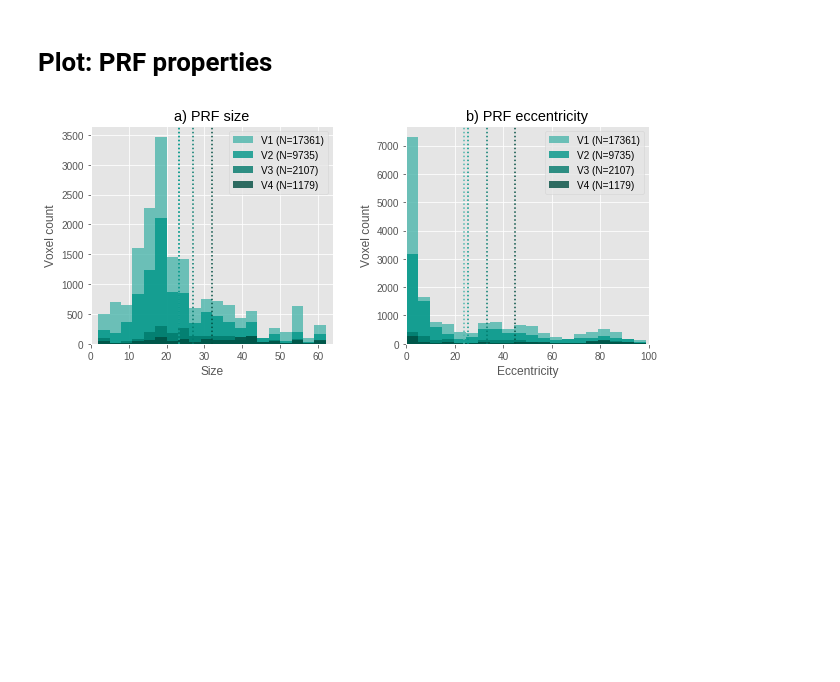
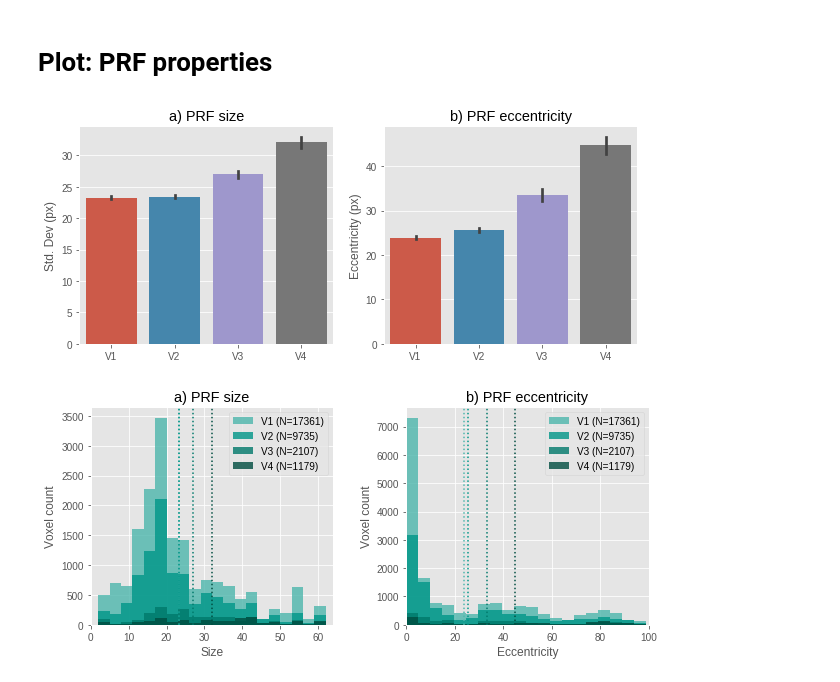
Before and after one commit to smathot/studyforrest-prf, a Jupyter notebook: code/main-analysis.ipynb, the cells around one changed output. Drawn from its saved outputs; the diff is of its cells as text; code cells hidden in the pictures; blank space fills up the shorter version.

```diff
--- a/code/main-analysis.ipynb
+++ b/code/main-analysis.ipynb
@@ -183,6 +183,19 @@ plt.ylim(-.55, .55)
 [figure]
 # %% [markdown]
 # Plot: PRF properties
+# %%
+plt.figure(figsize=(10, 4))
+plt.subplot(1, 2, 1)
+plt.title('a) PRF size')
+sns.barplot(x='roi', y='prf_sd', data=ldm)
+plt.ylabel('Std. Dev (px)')
+plt.subplot(1, 2, 2)
+plt.title('b) PRF eccentricity')
+sns.barplot(x='roi', y='ecc', data=ldm)
+plt.ylabel('Eccentricity (px)')
+plot.save('prf-properties-bar', show=True)
+# %% [output]
+[figure, added]
 # %%
 plt.figure(figsize=(10, 4))
 plt.subplots_adjust(wspace=.3)
```
Also changed, not shown: parts of 22 cells of this notebook, 3 other files.
